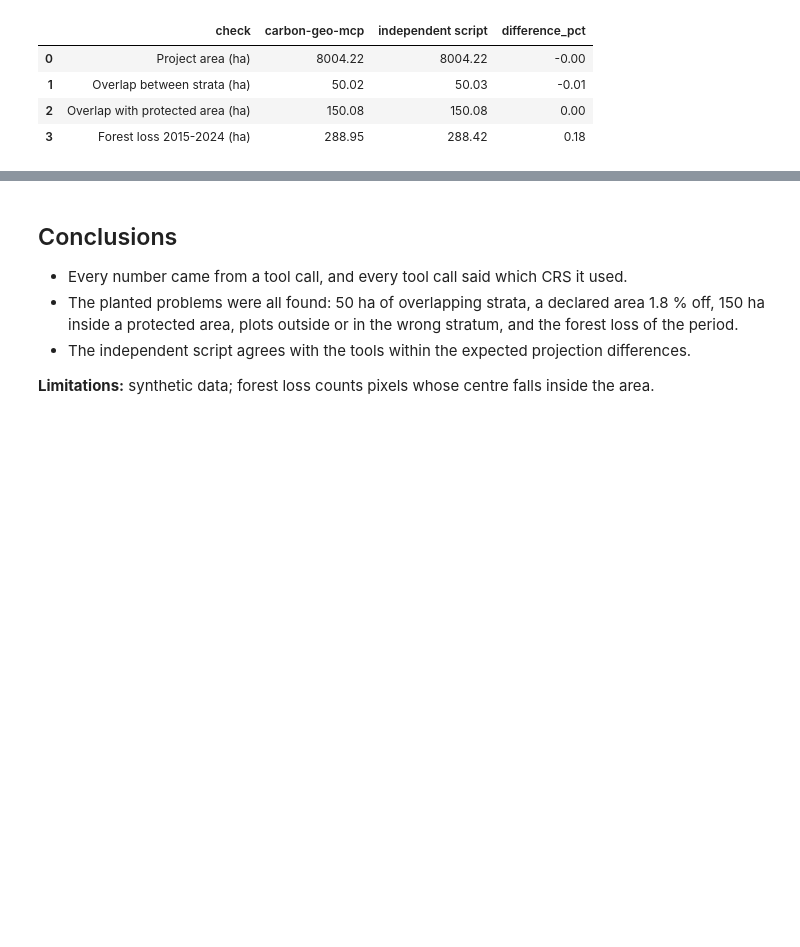
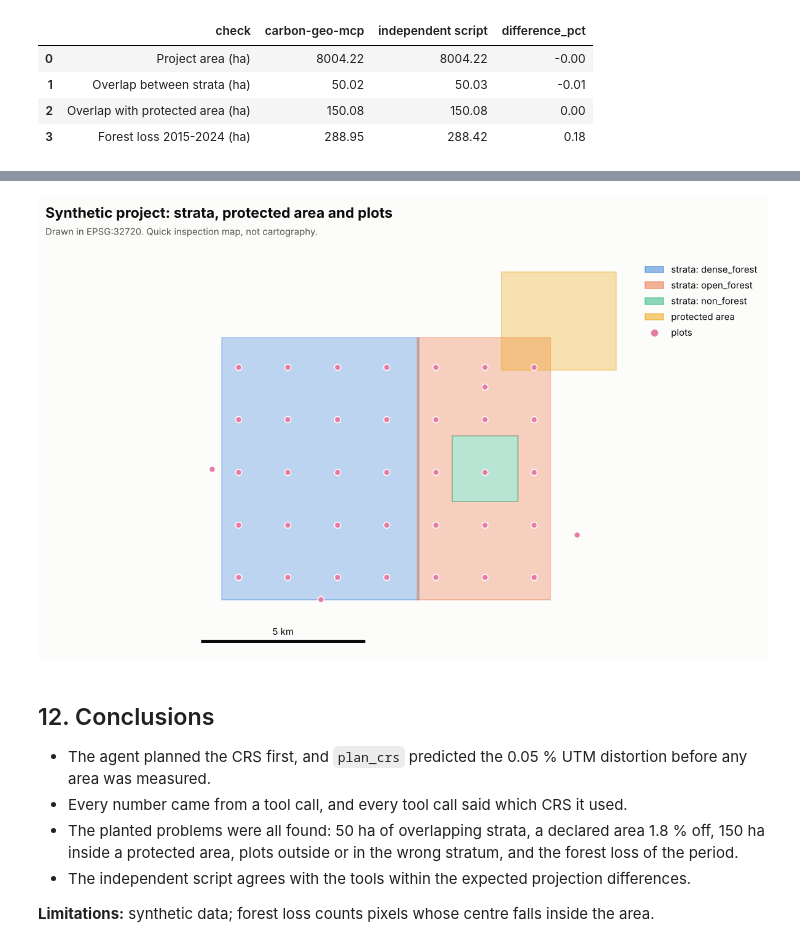
Before and after one commit to albertolozada/carbon-geo-mcp, a Jupyter notebook: notebooks/01_analysis.ipynb, the cells around one changed output, grey strips where cells are left out. Drawn from its saved outputs; the diff is of its cells as text; code cells hidden in the pictures; blank space fills up the shorter version.

Commit message:
Notebook: CRS plan, imagery availability and check map

```diff
--- a/notebooks/01_analysis.ipynb
+++ b/notebooks/01_analysis.ipynb
@@ -208,6 +239,23 @@ Image("outputs/maps/preview.png", width=900)
+# %%
+import base64
+from IPython.display import Image
+
+async with Client(SERVER) as client:
+    res = await client.call_tool("create_map", {
+        "layers": [
+            {"path": f"{SAMPLE}/project_strata.gpkg", "category_field": "stratum", "label": "strata"},
+            {"path": f"{SAMPLE}/protected_area.gpkg", "label": "protected area"},
+            {"path": f"{SAMPLE}/plots.gpkg", "label": "plots"},
+        ],
+        "title": "Synthetic project: strata, protected area and plots",
+    })
+Image(data=base64.b64decode(res.content[0].data), width=850)
+# %% [output]
+[figure, added]
 # %% [markdown]
-## Conclusions
+## 12. Conclusions
 
+- The agent planned the CRS first, and `plan_crs` predicted the 0.05 % UTM distortion before any area was measured.
 - Every number came from a tool call, and every tool call said which CRS it used.
 - The planted problems were all found: 50 ha of overlapping strata, a declared area 1.8 % off, 150 ha inside a protected area, plots outside or in the wrong stratum, and the forest loss of the period.
 - The independent script agrees with the tools within the expected projection differences.
```
Also changed, not shown: parts of 15 cells of this notebook.
